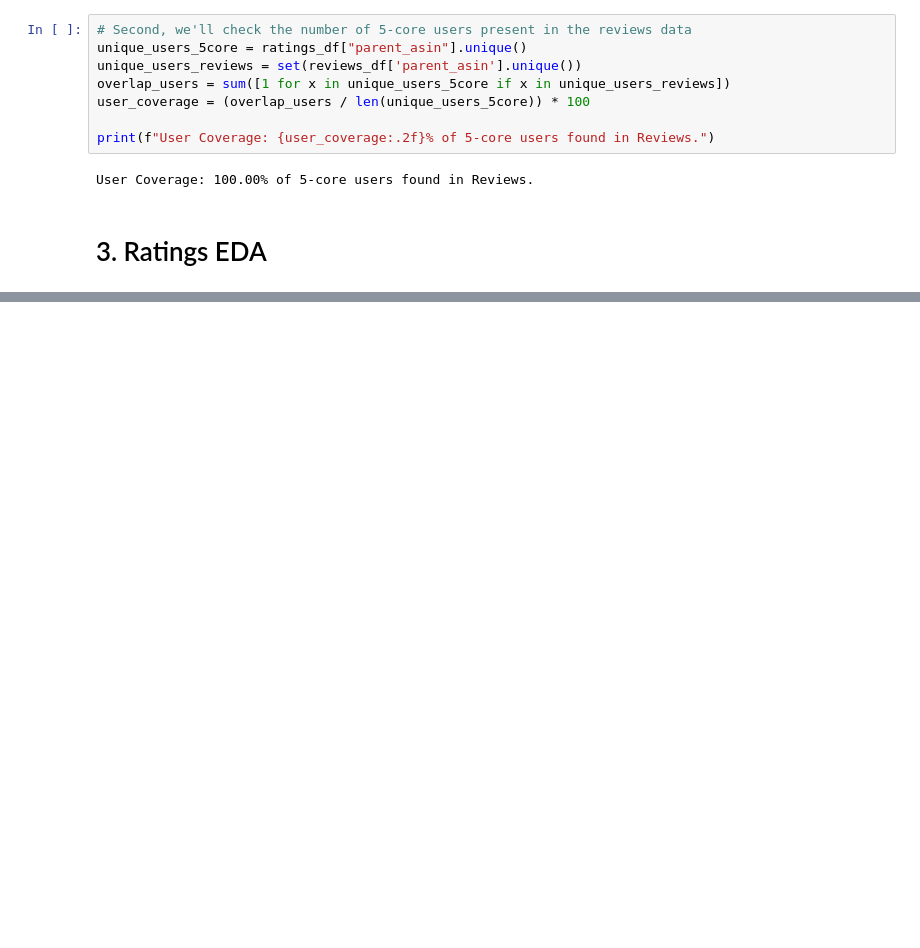
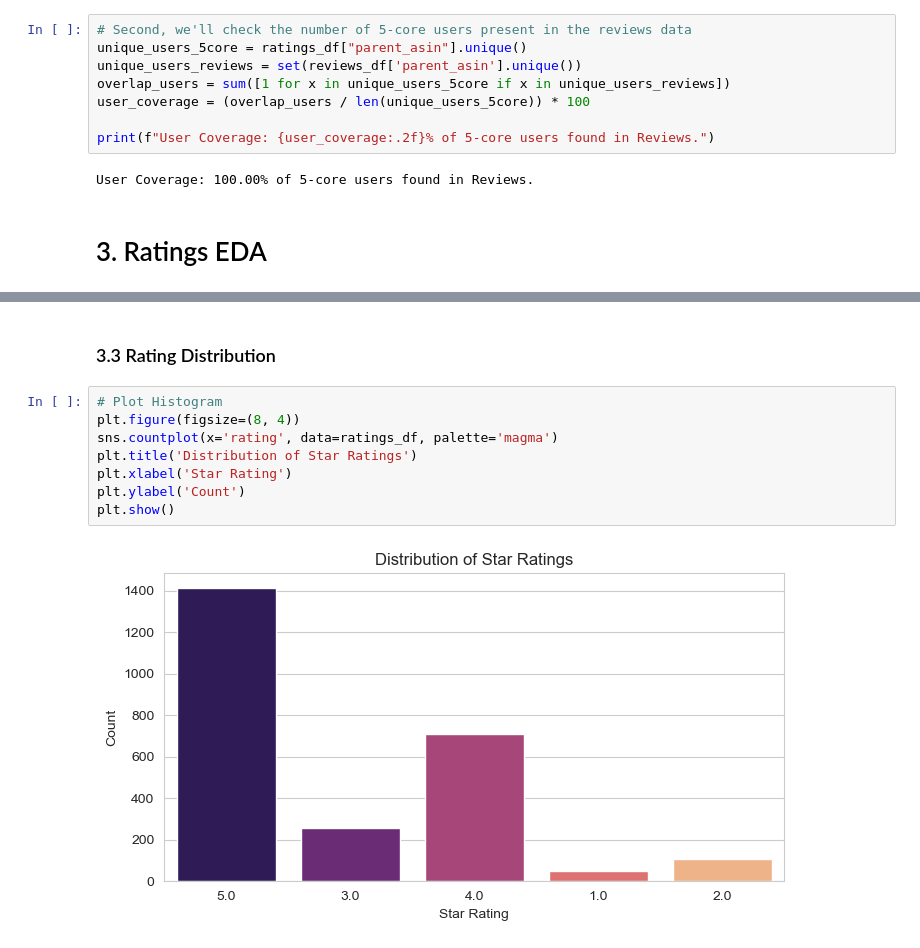
Before and after one commit to chienlax/final_cv, a Jupyter notebook: notebook/EDA.ipynb, the cells around one changed output, grey strips where cells are left out. Drawn from its saved outputs; the diff is of its cells as text; blank space fills up the shorter version.

```diff
--- a/notebook/EDA.ipynb
+++ b/notebook/EDA.ipynb
@@ -147,0 +248,12 @@ User Coverage: 100.00% of 5-core users found in Reviews.
+# %% [markdown]
+### 3.3 Rating Distribution
+# %%
+# Plot Histogram
+plt.figure(figsize=(8, 4))
+sns.countplot(x='rating', data=ratings_df, palette='magma')
+plt.title('Distribution of Star Ratings')
+plt.xlabel('Star Rating')
+plt.ylabel('Count')
+plt.show()
+# %% [output]
+[figure, added]
```
Also changed, not shown: parts of 29 cells of this notebook.
